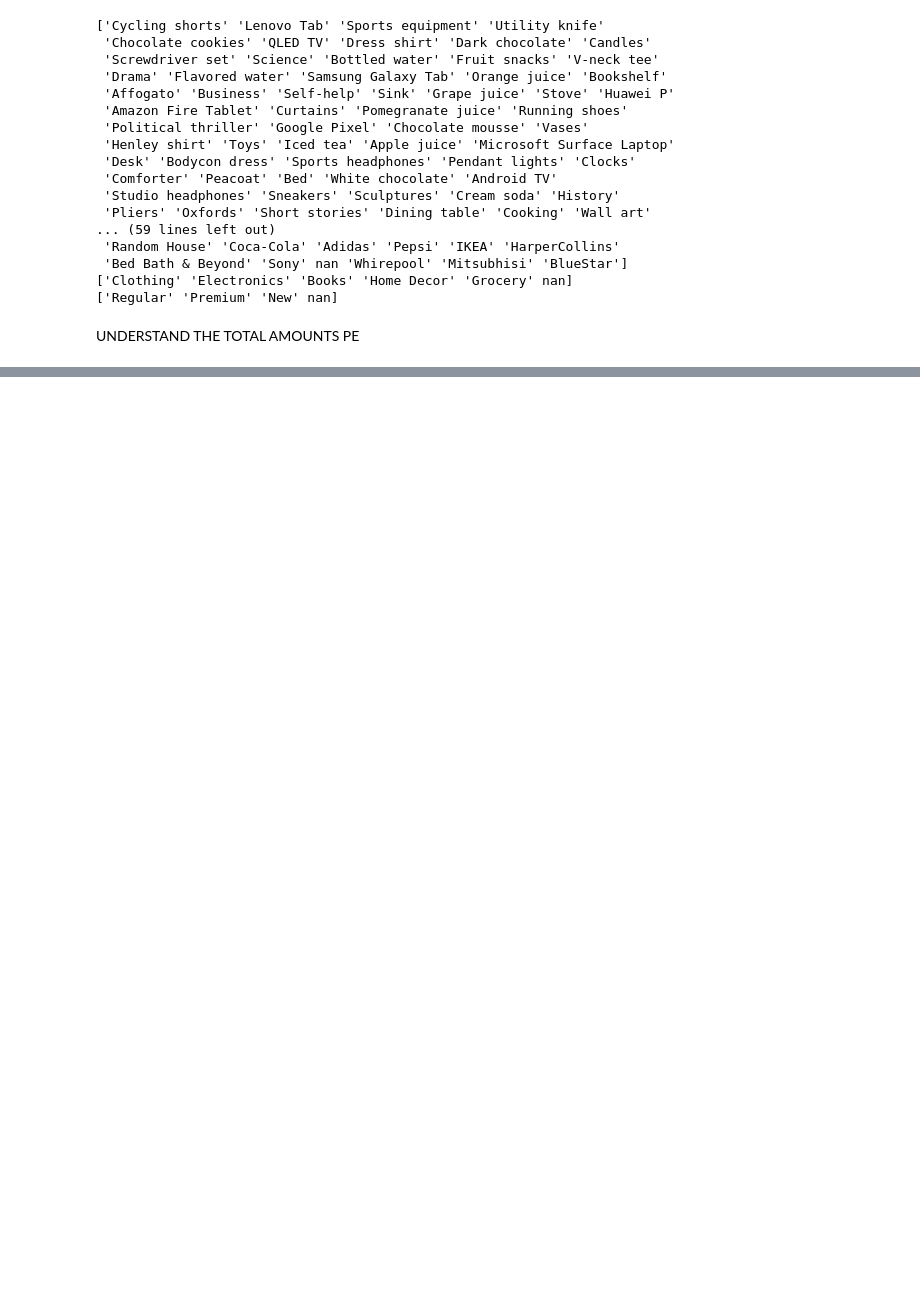
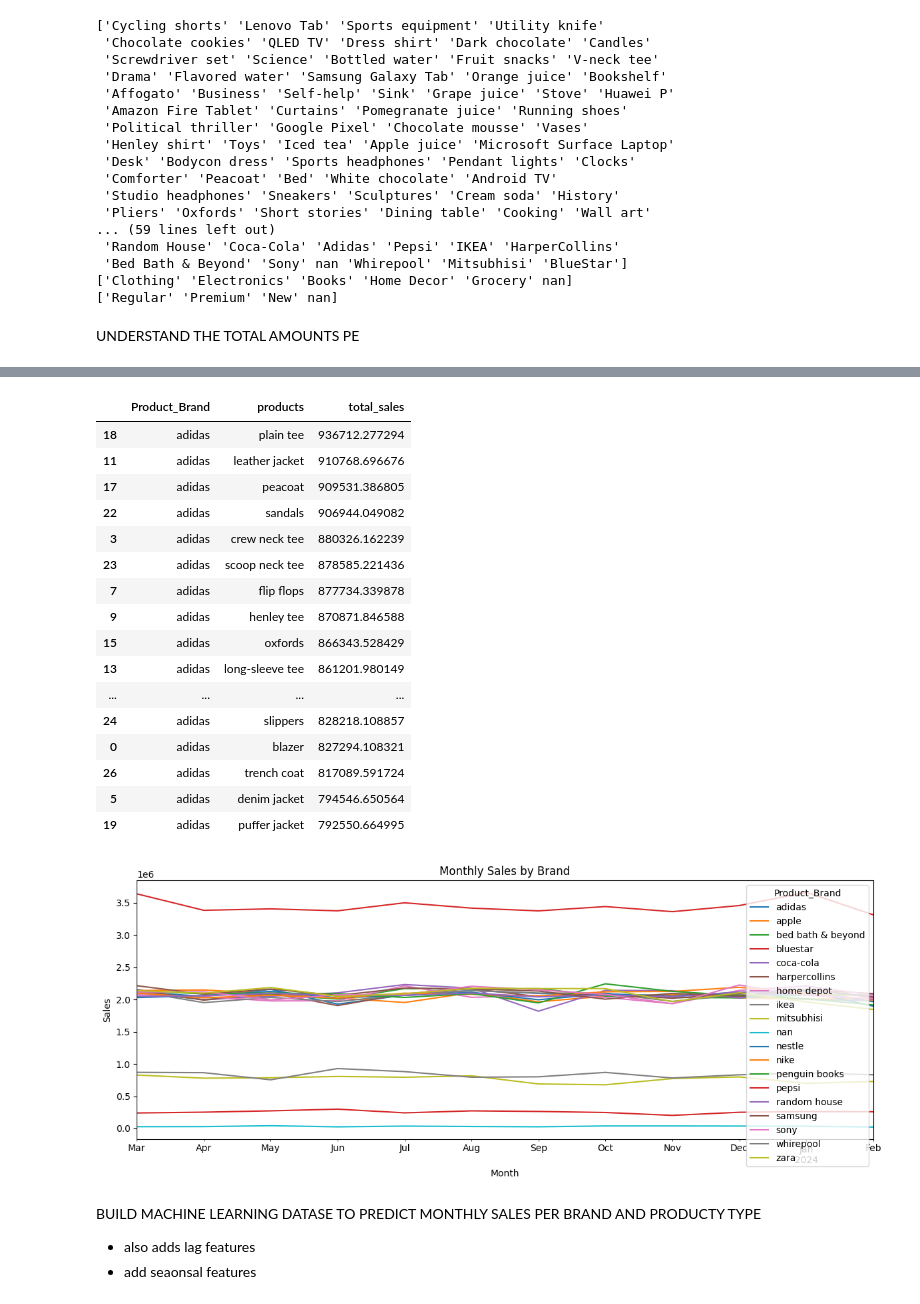
Before and after one commit to Wewds1/python-daily, a Jupyter notebook: MachineLearning/retail/retail.ipynb, the cells around one changed output, grey strips where cells are left out. Cells and saved outputs as stored; diff of their text form; code cells hidden in the pictures; blank space fills up the shorter version.

```diff
--- a/MachineLearning/retail/retail.ipynb
+++ b/MachineLearning/retail/retail.ipynb
@@ -115,12 +115,37 @@ Name: sales, dtype: float64
 # %%
 agg_cols = ['YearMonth', 'Product_Brand', 'Product_Category', 'Product_Type', 'products']
 
 monthly = (df.dropna(subset=['YearMonth', 'sales']).groupby(agg_cols, dropna=False).agg(total_sales=('sales', 'sum'),
                                                                                         orders=('Transaction_ID', 'nunique'),
                                                                                         total_purchase=('Total_Purchases', 'sum')).reset_index())
 
 top = (monthly.groupby(['Product_Brand', 'products'], as_index=False)['total_sales'].sum().sort_values(['Product_Brand', 'total_sales'], ascending=[True, False]))
 display(top.head(20))
 
 
-sample = monthly[(monthly['Product_Brand']=='brand_a') & (monthly['products']=='product_x')]
+sample = monthly[monthly['Product_Brand'].notna()].groupby(['YearMonth','Product_Brand'])['total_sales'].sum().reset_index()
+pivot_sample = sample.pivot(index='YearMonth', columns='Product_Brand', values='total_sales').fillna(0)
+pivot_sample.plot(figsize=(12,5), title='Monthly Sales by Brand'); plt.ylabel('Sales'); plt.xlabel('Month'); plt.tight_layout(); plt.show()
+# %% [output]
+|  | Product_Brand | products | total_sales |
+| 18 | adidas | plain tee | 936712.277294 |
+| 11 | adidas | leather jacket | 910768.696676 |
+| 17 | adidas | peacoat | 909531.386805 |
+| 22 | adidas | sandals | 906944.049082 |
+| 3 | adidas | crew neck tee | 880326.162239 |
+| 23 | adidas | scoop neck tee | 878585.221436 |
+| 7 | adidas | flip flops | 877734.339878 |
+| 9 | adidas | henley tee | 870871.846588 |
+| 15 | adidas | oxfords | 866343.528429 |
+| 13 | adidas | long-sleeve tee | 861201.980149 |
+| ... | ... | ... | ... |
+| 24 | adidas | slippers | 828218.108857 |
+| 0 | adidas | blazer | 827294.108321 |
+| 26 | adidas | trench coat | 817089.591724 |
+| 5 | adidas | denim jacket | 794546.650564 |
+| 19 | adidas | puffer jacket | 792550.664995 |
+[figure, added]
+# %% [markdown]
+BUILD MACHINE LEARNING DATASE TO PREDICT MONTHLY SALES PER BRAND AND PRODUCTY TYPE
+- also adds lag features
+- add seaonsal features
```
Also changed, not shown: parts of 3 cells of this notebook.
